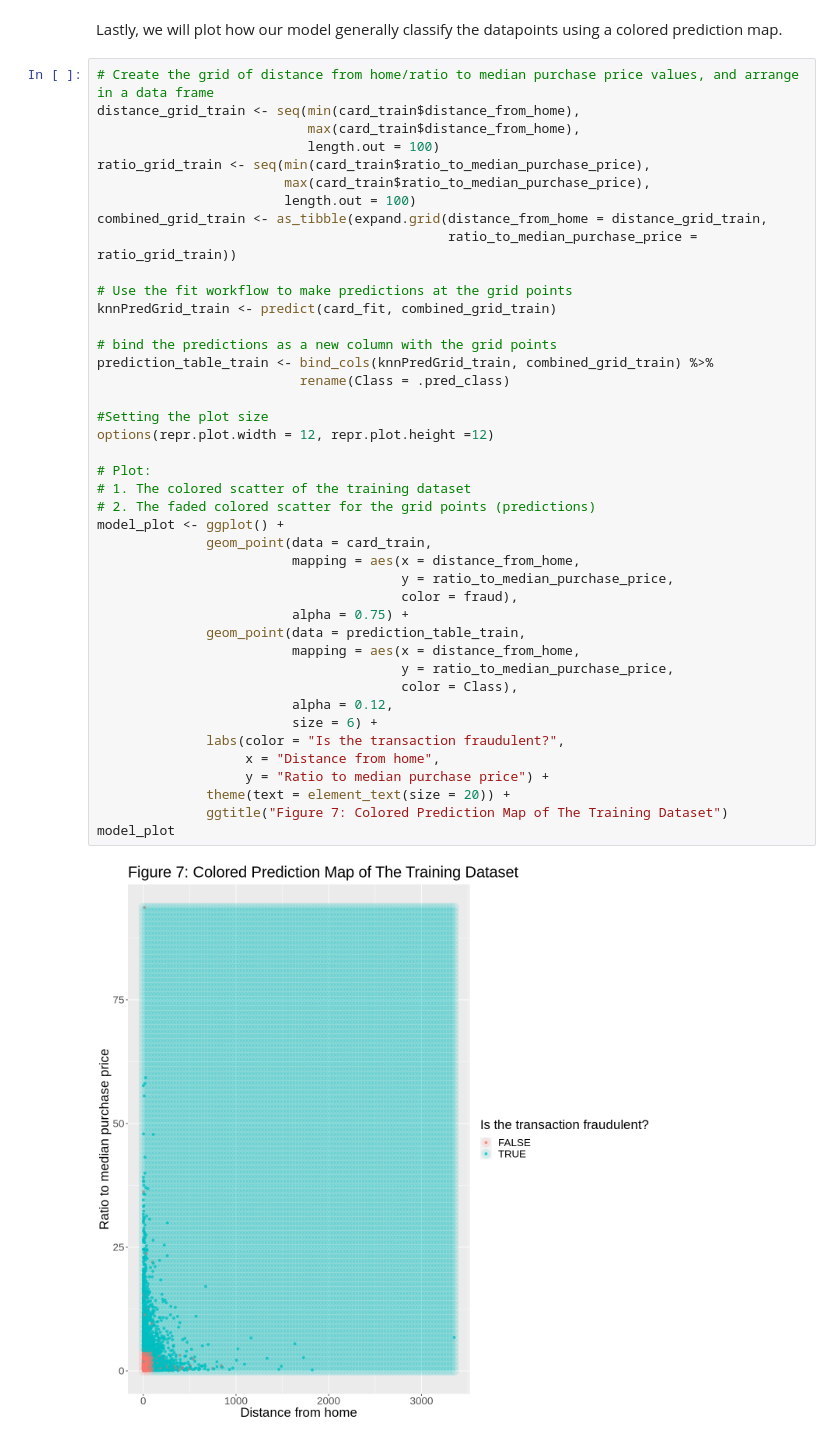
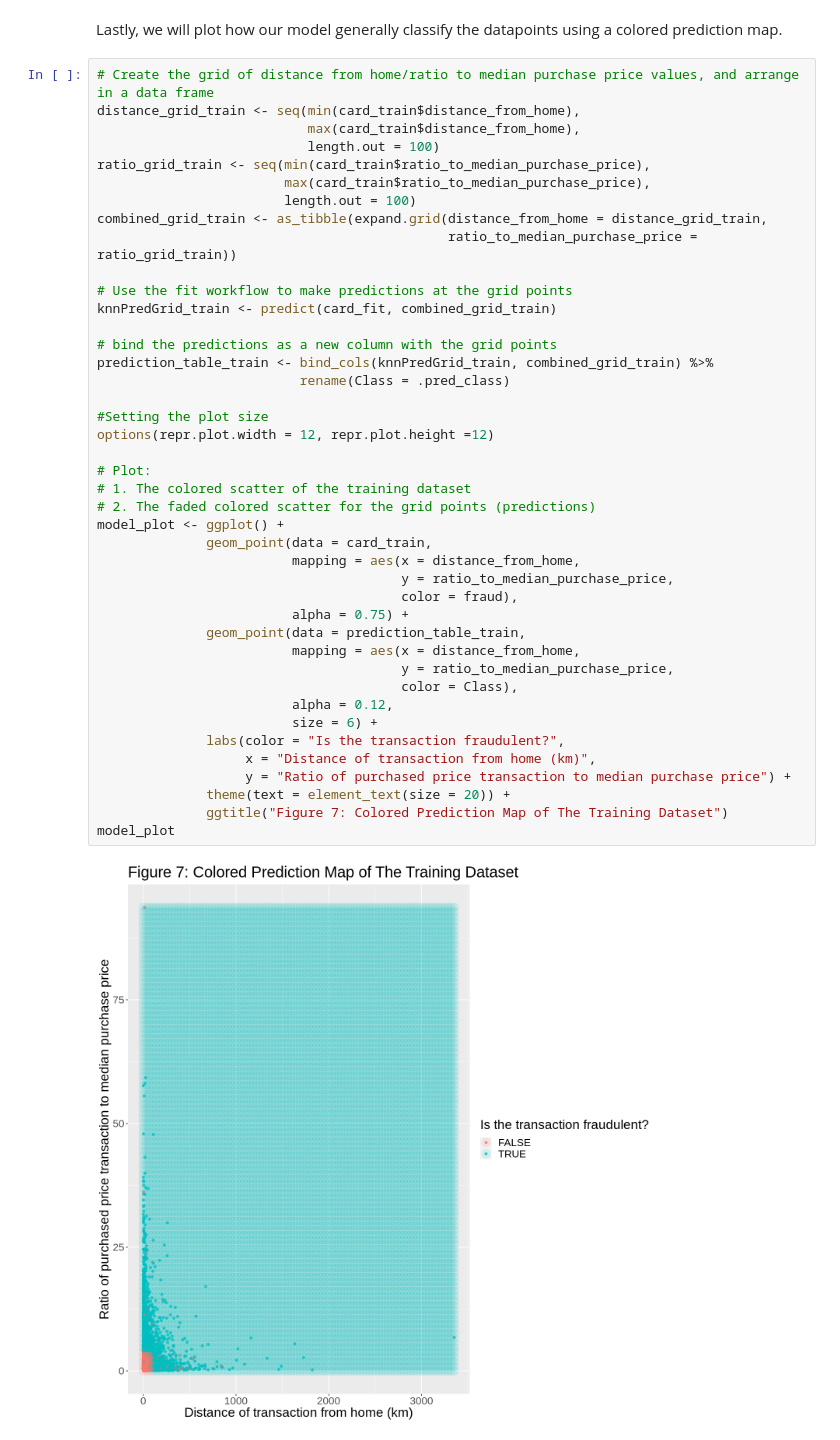
Before and after one commit to chohyeonkim/Data-Science-R-, a Jupyter notebook: Final_Report.ipynb, the cells around one changed output. Drawn from its saved outputs; the diff is of its cells as text.

```diff
--- a/Final_Report.ipynb
+++ b/Final_Report.ipynb
@@ -744,33 +748,33 @@ combined_grid_train <- as_tibble(expand.grid(distance_from_home = distance_grid_
 # Use the fit workflow to make predictions at the grid points
 knnPredGrid_train <- predict(card_fit, combined_grid_train)
 
 # bind the predictions as a new column with the grid points
 prediction_table_train <- bind_cols(knnPredGrid_train, combined_grid_train) %>%
                           rename(Class = .pred_class)
 
 #Setting the plot size
 options(repr.plot.width = 12, repr.plot.height =12)
 
 # Plot:
 # 1. The colored scatter of the training dataset
 # 2. The faded colored scatter for the grid points (predictions)
 model_plot <- ggplot() +
               geom_point(data = card_train,
                          mapping = aes(x = distance_from_home,
                                        y = ratio_to_median_purchase_price,
                                        color = fraud),
                          alpha = 0.75) +
               geom_point(data = prediction_table_train,
                          mapping = aes(x = distance_from_home,
                                        y = ratio_to_median_purchase_price,
                                        color = Class),
                          alpha = 0.12,
                          size = 6) +
               labs(color = "Is the transaction fraudulent?",
-                   x = "Distance from home",
-                   y = "Ratio to median purchase price") +
+                   x = "Distance of transaction from home (km)",
+                   y = "Ratio of purchased price transaction to median purchase price") +
               theme(text = element_text(size = 20)) +
               ggtitle("Figure 7: Colored Prediction Map of The Training Dataset")
 model_plot
 # %% [output]
-[figure, old version]
+[figure, new version]
```
Also changed, not shown: parts of 33 cells of this notebook.
